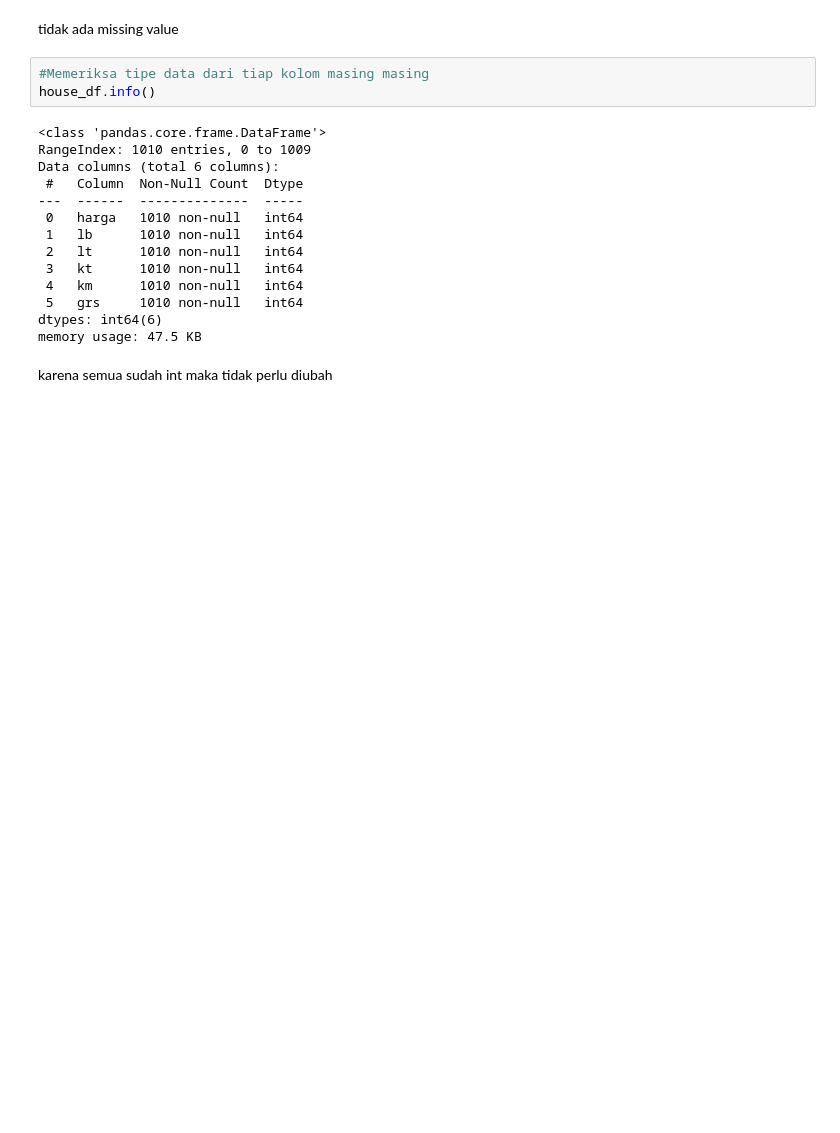
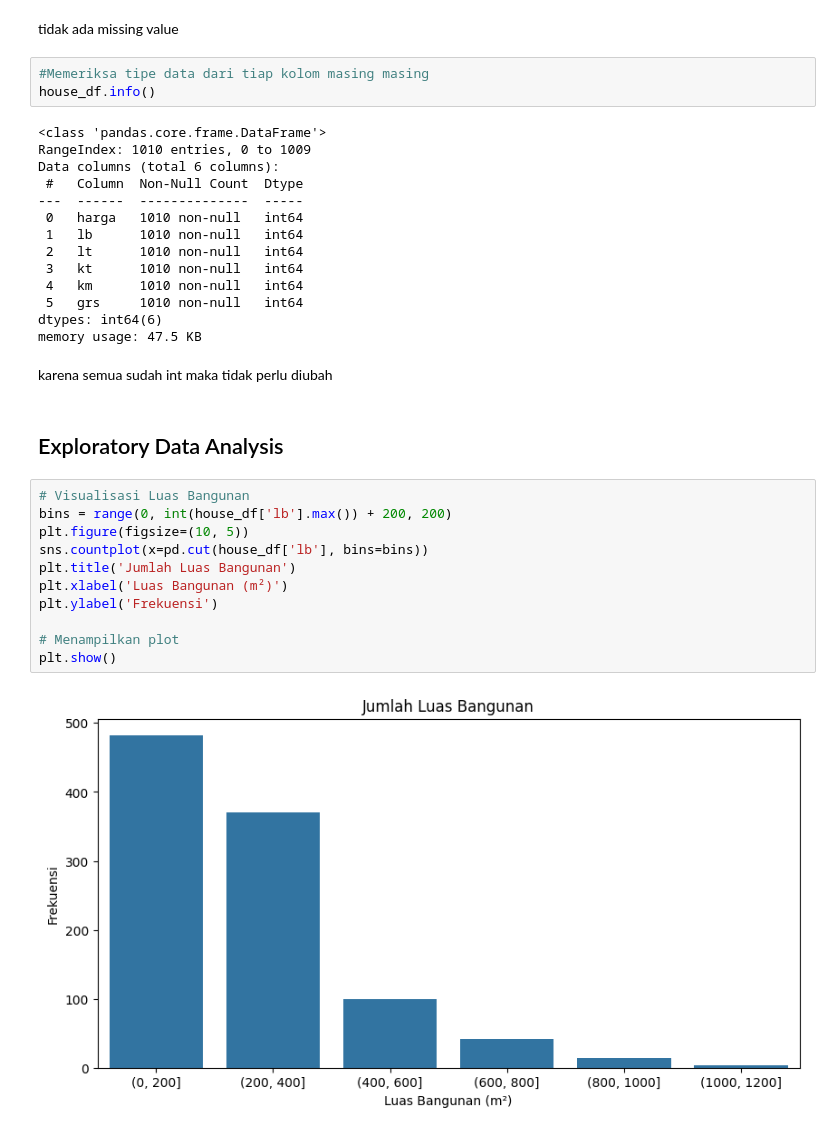
Before and after one commit to danendradipa/house-prediction, a Jupyter notebook: house_predict.ipynb, the cells around one changed output. Saved outputs shown, nothing was run; the diff lists cells and outputs as text; blank space fills up the shorter version.

Commit message:
feat: building area visualization

```diff
--- a/house_predict.ipynb
+++ b/house_predict.ipynb
@@ -136,3 +136,18 @@ dtypes: int64(6)
 memory usage: 47.5 KB
 # %% [markdown]
 karena semua sudah int maka tidak perlu diubah
+# %% [markdown]
+## Exploratory Data Analysis
+# %%
+# Visualisasi Luas Bangunan
+bins = range(0, int(house_df['lb'].max()) + 200, 200)
+plt.figure(figsize=(10, 5))
+sns.countplot(x=pd.cut(house_df['lb'], bins=bins))
+plt.title('Jumlah Luas Bangunan')
+plt.xlabel('Luas Bangunan (m²)')
+plt.ylabel('Frekuensi')
+
+# Menampilkan plot
+plt.show()
+# %% [output]
+[figure, added]
```
